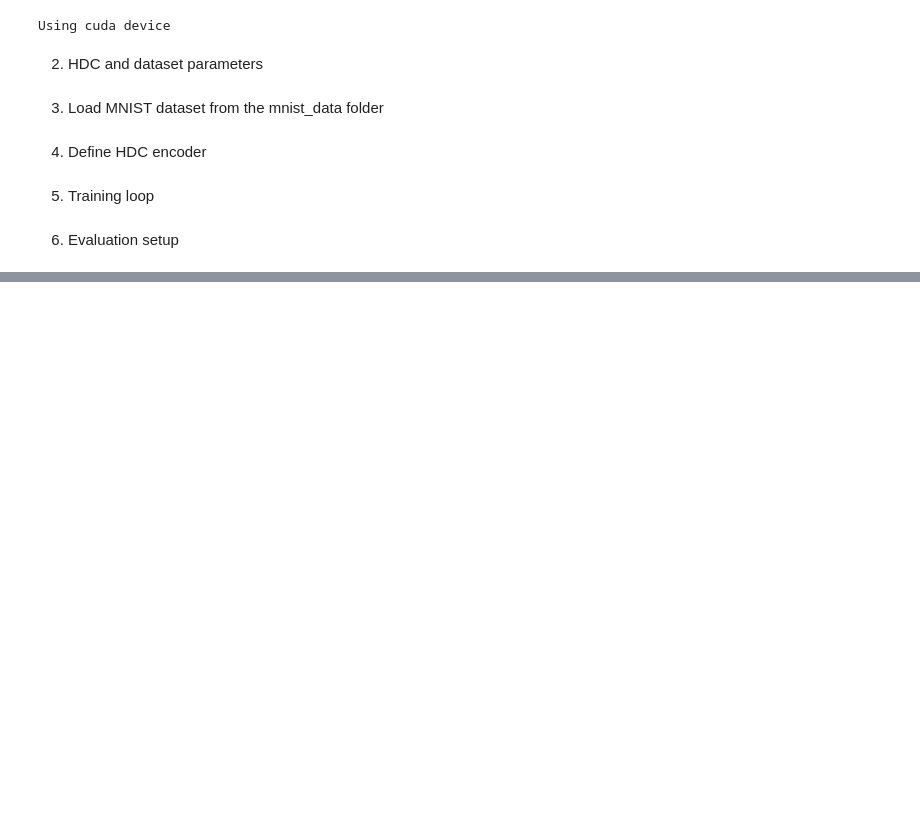
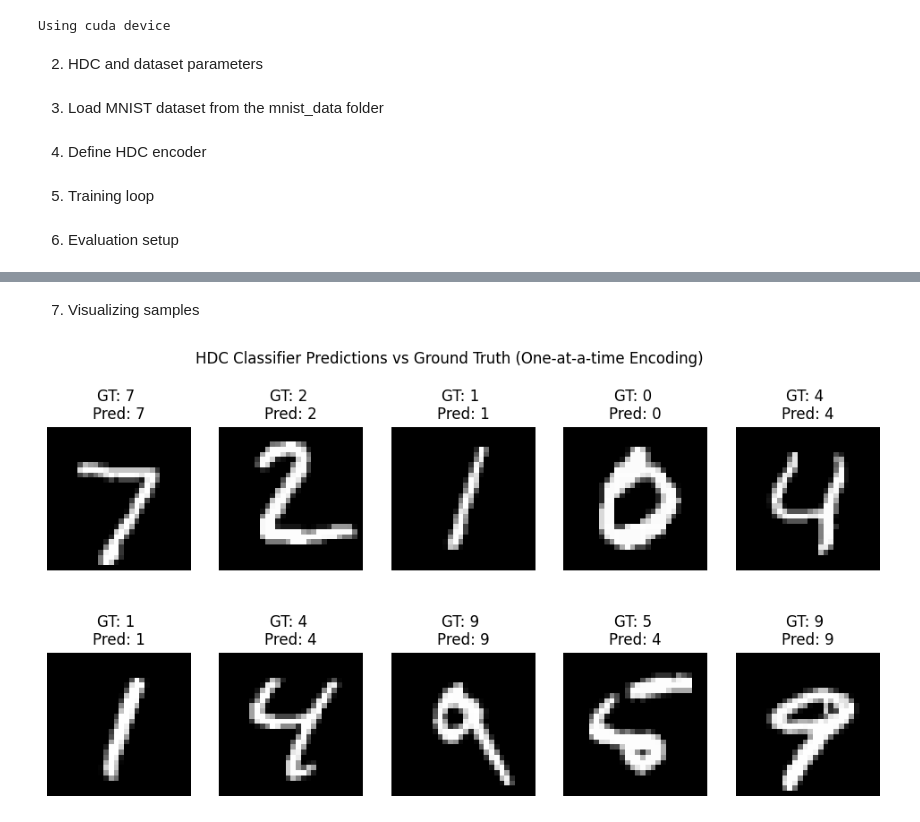
Before and after one commit to UCM-YuCCA-Lab/mnist-hello-world, a Jupyter notebook: hd_mnist.ipynb, the cells around one changed output, grey strips where cells are left out. Saved outputs shown, nothing was run; the diff lists cells and outputs as text; code cells hidden in the pictures; blank space fills up the shorter version.

Commit message:
add visualization

```diff
--- a/hd_mnist.ipynb
+++ b/hd_mnist.ipynb
@@ -161,0 +162,40 @@ Testing accuracy of 82.710%
+# %% [markdown]
+7. Visualizing samples
+# %%
+import matplotlib.pyplot as plt
+
+# Get 10 test samples (batch size = 1, so loop naturally)
+test_iter = iter(test_ld)
+
+images, labels, predictions = [], [], []
+
+for _ in range(10):
+    img, lbl = next(test_iter)  # img shape: [1, 1, 28, 28]
+    img = img.to(device)
+
+    # Encode the sample with HDC encoder (one at a time)
+    sample_hv = encode(img)
+
+    # Compute similarity between this hypervector and class centroids
+    outputs = model(sample_hv, dot=True)
+
+    # Predicted label = class with highest similarity
+    _, pred = torch.max(outputs, dim=1)
+
+    # Store results for visualization
+    images.append(img.squeeze().cpu())
+    labels.append(lbl.item())
+    predictions.append(pred.item())
+
+# --- Visualization ---
+plt.figure(figsize=(12, 6))
+for i in range(10):
+    plt.subplot(2, 5, i+1)
+    plt.imshow(images[i], cmap="gray")
+    plt.title(f"GT: {labels[i]} \nPred: {predictions[i]}")
+    plt.axis("off")
+
+plt.suptitle("HDC Classifier Predictions vs Ground Truth (One-at-a-time Encoding)")
+plt.show()
+# %% [output]
+[figure, added]
```
Also changed, not shown: parts of 1 cell of this notebook, 2 other files.
